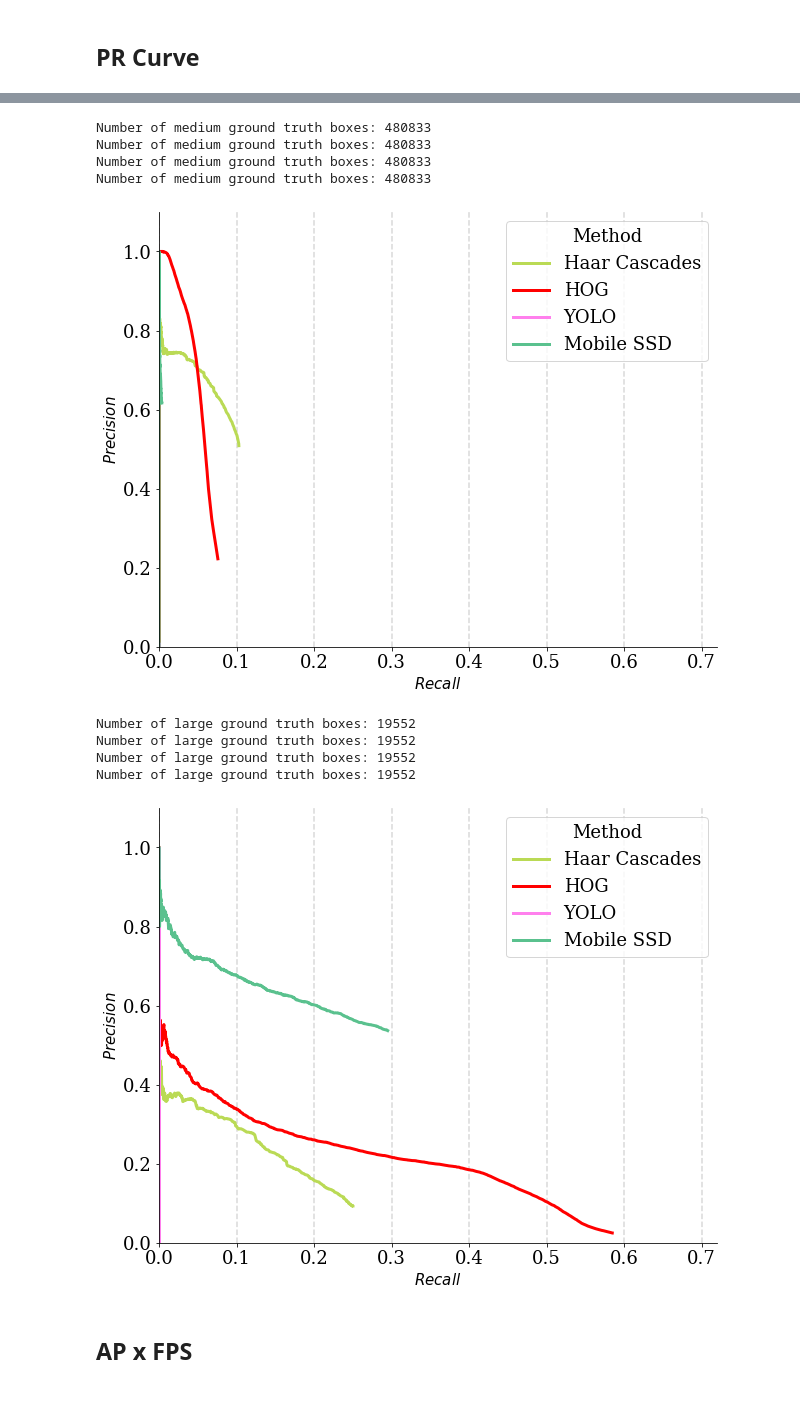
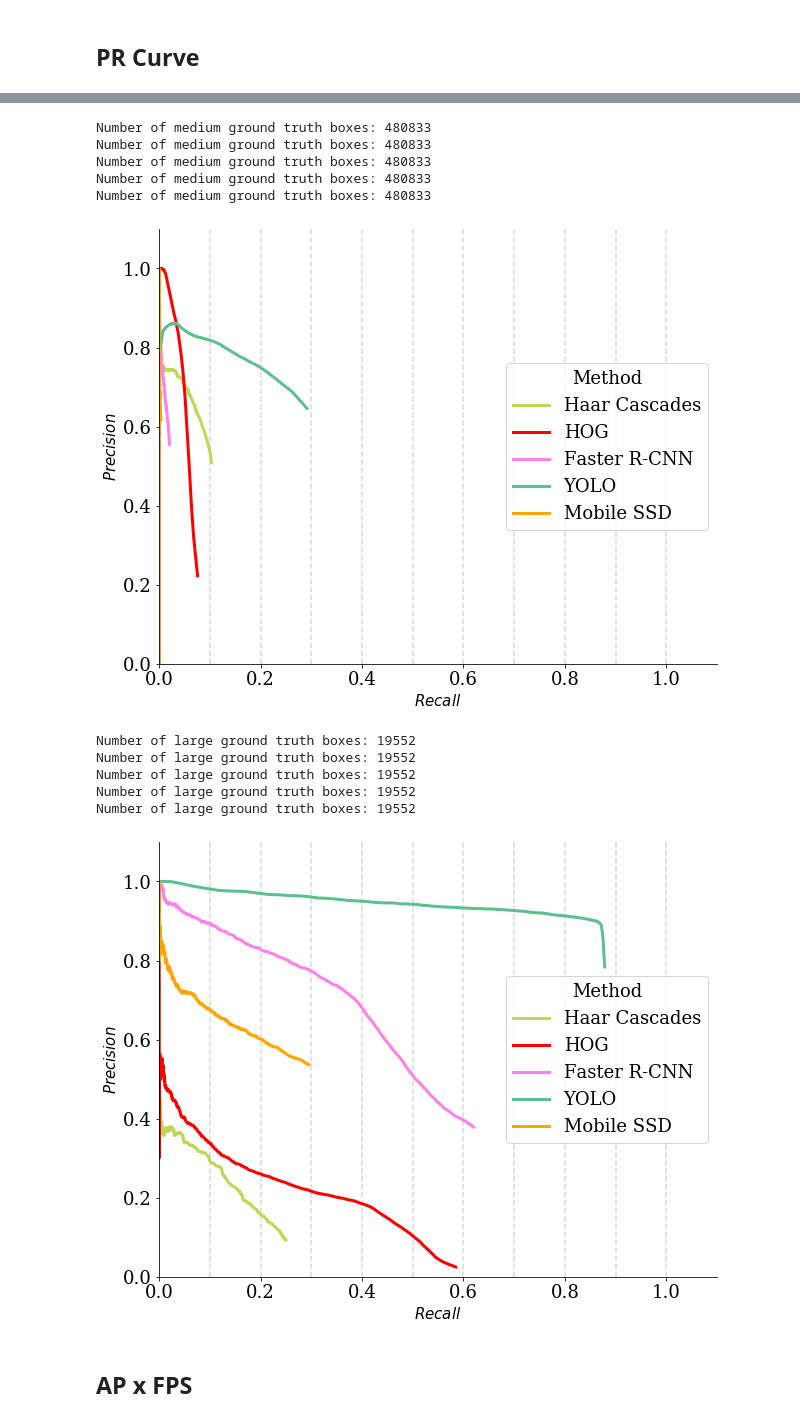
Before and after one commit to vinicius-pirees/people-detection-compare, a Jupyter notebook: average_precision/Generate_visualizations-V2.ipynb, the cells around one changed output, grey strips where cells are left out. Cells and saved outputs as stored; diff of their text form; code cells hidden in the pictures.

```diff
--- a/average_precision/Generate_visualizations-V2.ipynb
+++ b/average_precision/Generate_visualizations-V2.ipynb
@@ -48,13 +48,17 @@ COLORS = [
 # %%
 name_map = {'haar_confidence': 'Haar Cascades',
            'hog_confidence': 'HOG',
+            'faster_rcnn': 'Faster R-CNN',
            'yolo': 'YOLO',
-           'mobile_ssd': 'Mobile SSD'}
+           'mobile_ssd': 'Mobile SSD'
+           }
 
-pickle_map = {'haar_confidence': 'haar',
-           'hog_confidence': 'hog',
-           'yolo': 'yolo_new',
-           'mobile_ssd': 'mobile_ssd'}
+pickle_map = {'haar_confidence': 'haar_normalization_round',
+           'hog_confidence': 'hog_normalization_round',
+              'faster_rcnn':'faster_rcnn',
+           'yolo': 'yolo_darknet_416',
+           'mobile_ssd': 'mobile_ssd_normalization_round'
+             }
 
 #AS técnicas estavam resultando em um mAP igual por conta da existencia de muitos niveis de confianca, dessa forma foi necessário um ajuste manual
 manual_map_dict = {'haar_confidence':
@@ -69,11 +73,17 @@ manual_map_dict = {'haar_confidence':
                     'medium': 0.0909 * 100,
                     'large': 0.1911 * 100,
                    },
+                   'faster_rcnn':
+                   {'all':  0.0904 * 100, # 0.995/11
+                    'small': 0,
+                    'medium': 0.0909 * 100, # 0.984/11
+                    'large': 0.4619 * 100
+                   },
                    'yolo':
-                   {'all': 0.0004 * 100,
-                    'small': 0.0000545 * 100,
-                    'medium': 0.0006 * 100,
-                    'large': 0.09 * 100, #0.99/11
+                   {'all': 0.2257 * 100,
+                    'small': 0.0106 * 100,
+                    'medium': 0.2209 * 100,
+                    'large': 0.7787 * 100,
                    },
                    'mobile_ssd':
                    {'all': 0.081818 * 100, # 0.9/11
@@ -81,4 +91,5 @@ manual_map_dict = {'haar_confidence':
                     'medium': 0.0894545 * 100, # 0.984/11
                     'large': 0.2071 * 100,
                    }
+
 }
@@ -177,12 +244,12 @@ for idx, technique in enumerate(name_map.keys()):
 
 
     data = get_avg_precision_at_iou(moving_gt_boxes.copy(), pred_boxes.copy(), iou_thr=0.5,
-                                scale=scale, name=pickle_map[technique] + '_normalization_round', use_pickle=True)
+                                scale=scale, name=pickle_map[technique], use_pickle=True)
 
 
     ax = plot_pr_curve(data['precisions'], data['recalls'], label=name_map[technique], title='Precision-Recall Curve - AP .5', color=COLORS[idx], ax=ax)
 
-plt.legend(loc='upper right', title='Method', frameon=True, markerscale=3)
+plt.legend(loc='center right', title='Method', frameon=True, markerscale=3)
 for xval in np.linspace(0.0, 1.0, 11):
     plt.vlines(xval, 0.0, 1.1, color='gray', alpha=0.3, linestyles='dashed')
 plt.savefig('PRall.png')
@@ -202,12 +270,12 @@ for idx, technique in enumerate(name_map.keys()):
 
 
     data = get_avg_precision_at_iou(moving_gt_boxes.copy(), pred_boxes.copy(), iou_thr=0.5,
-                                scale=scale, name=pickle_map[technique]+ '_normalization_round', use_pickle=True)
+                                scale=scale, name=pickle_map[technique], use_pickle=True)
 
 
     ax = plot_pr_curve(data['precisions'], data['recalls'], label=name_map[technique], title='Precision-Recall Curve - AP small', color=COLORS[idx], ax=ax)
 
-plt.legend(loc='upper right', title='Method', frameon=True, markerscale=3)
+plt.legend(loc='center right', title='Method', frameon=True, markerscale=3)
 for xval in np.linspace(0.0, 1.0, 11):
     plt.vlines(xval, 0.0, 1.1, color='gray', alpha=0.3, linestyles='dashed')
 
@@ -228,12 +297,12 @@ for idx, technique in enumerate(name_map.keys()):
 
 
     data = get_avg_precision_at_iou(moving_gt_boxes.copy(), pred_boxes.copy(), iou_thr=0.5,
-                                scale=scale, name=pickle_map[technique]+ '_normalization_round', use_pickle=True)
+                                scale=scale, name=pickle_map[technique], use_pickle=True)
 
 
     ax = plot_pr_curve(data['precisions'], data['recalls'], label=name_map[technique], title='Precision-Recall Curve - AP medium', color=COLORS[idx], ax=ax)
 
-plt.legend(loc='upper right', title='Method', frameon=True, markerscale=3)
+plt.legend(loc='center right', title='Method', frameon=True, markerscale=3)
 for xval in np.linspace(0.0, 1.0, 11):
     plt.vlines(xval, 0.0, 1.1, color='gray', alpha=0.3, linestyles='dashed')
 plt.savefig('PRmedium.png')
@@ -242,32 +311,34 @@ Number of medium ground truth boxes: 480833
 Number of medium ground truth boxes: 480833
 Number of medium ground truth boxes: 480833
 Number of medium ground truth boxes: 480833
+Number of medium ground truth boxes: 480833
-[figure, old version]
+[figure, new version]
 # %%
 scale = 'large'
 
 ax = None
 for idx, technique in enumerate(name_map.keys()):
     with open(main_dir + '/results/VIRAT_videos_{}_moving_predicted_boxes.json'.format(technique)) as infile:
         pred_boxes = json.load(infile)
 
 
     data = get_avg_precision_at_iou(moving_gt_boxes.copy(), pred_boxes.copy(), iou_thr=0.5,
-                                scale=scale, name=pickle_map[technique]+ '_normalization_round', use_pickle=True)
+                                scale=scale, name=pickle_map[technique], use_pickle=True)
 
 
     ax = plot_pr_curve(data['precisions'], data['recalls'], label=name_map[technique], title='Precision-Recall Curve - AP large', color=COLORS[idx], ax=ax)
 
-plt.legend(loc='upper right', title='Method', frameon=True,  markerscale=3)
+plt.legend(loc='center right', title='Method', frameon=True,  markerscale=3)
 for xval in np.linspace(0.0, 1.0, 11):
     plt.vlines(xval, 0.0, 1.1, color='gray', alpha=0.3, linestyles='dashed')
 plt.savefig('PRlarge.png')
 # %% [output]
 Number of large ground truth boxes: 19552
 Number of large ground truth boxes: 19552
 Number of large ground truth boxes: 19552
 Number of large ground truth boxes: 19552
+Number of large ground truth boxes: 19552
-[figure, old version]
+[figure, new version]
 # %% [markdown]
 ## AP x FPS
 # %%
```
Also changed, not shown: parts of 8 cells of this notebook, 1 other file.
